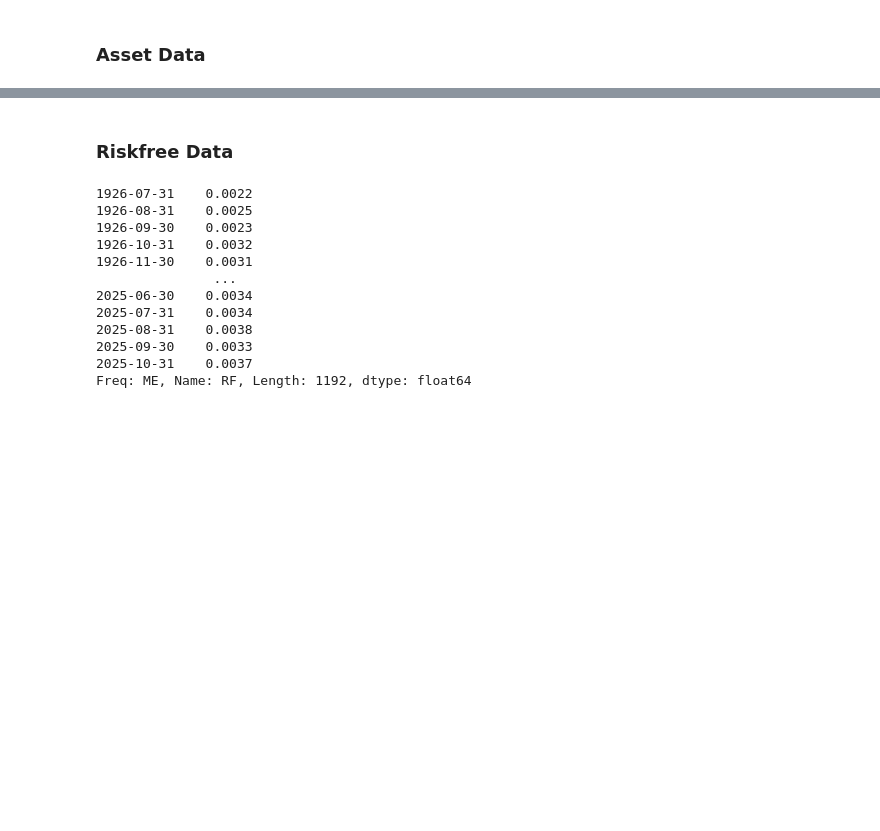
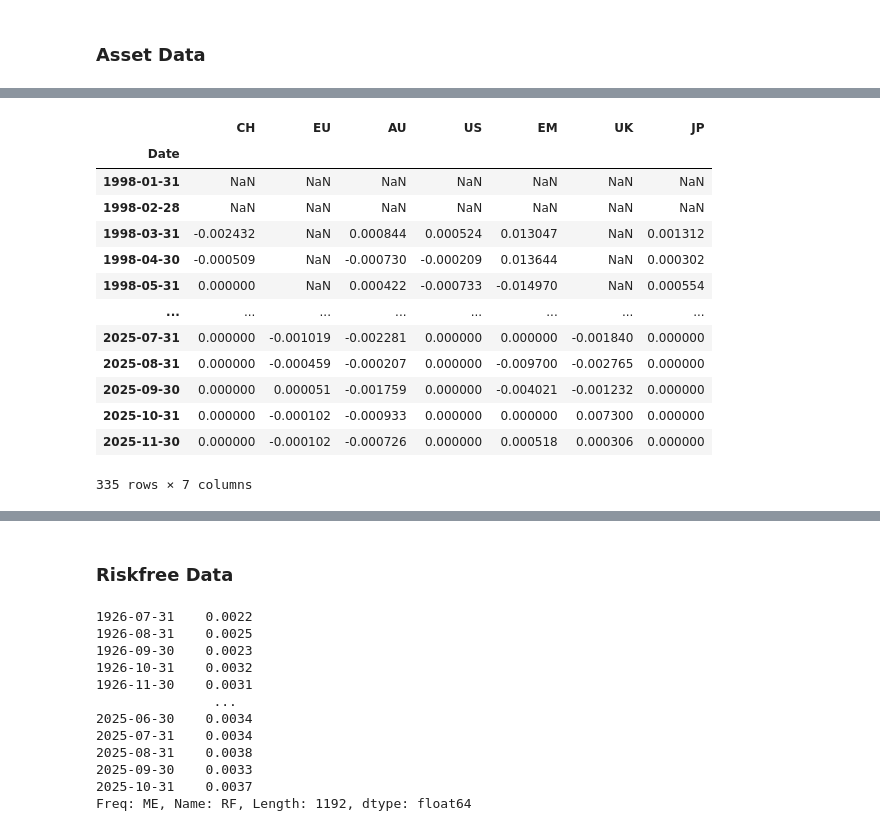
Before and after one commit to DanUZH/PMP_December_8, a Jupyter notebook: Code/Combined_Portfolio.ipynb, the cells around one changed output, grey strips where cells are left out. Saved outputs shown, nothing was run; the diff lists cells and outputs as text; code cells hidden in the pictures; blank space fills up the shorter version.

```diff
--- a/Code/Combined_Portfolio.ipynb
+++ b/Code/Combined_Portfolio.ipynb
@@ -88,0 +104,27 @@ equity_returns = equity_prices.pct_change()
+# %%
+# --- Load Rates Futures ---
+rates_futures = pd.read_excel(
+    "../Data_Ryan/Interest Rates Data.xlsx",
+    index_col = 0,
+    parse_dates = True
+)
+rates_futures.index = pd.to_datetime(rates_futures.index)
+rates_futures.index = rates_futures.index + pd.offsets.MonthEnd(0)
+
+rates_returns = rates_futures.pct_change()
+rates_returns
+# %% [output]
+|  | CH | EU | AU | US | EM | UK | JP |
+| Date |  |  |  |  |  |  |  |
+| 1998-01-31 | NaN | NaN | NaN | NaN | NaN | NaN | NaN |
+| 1998-02-28 | NaN | NaN | NaN | NaN | NaN | NaN | NaN |
+| 1998-03-31 | -0.002432 | NaN | 0.000844 | 0.000524 | 0.013047 | NaN | 0.001312 |
+| 1998-04-30 | -0.000509 | NaN | -0.000730 | -0.000209 | 0.013644 | NaN | 0.000302 |
+| 1998-05-31 | 0.000000 | NaN | 0.000422 | -0.000733 | -0.014970 | NaN | 0.000554 |
+| ... | ... | ... | ... | ... | ... | ... | ... |
+| 2025-07-31 | 0.000000 | -0.001019 | -0.002281 | 0.000000 | 0.000000 | -0.001840 | 0.000000 |
+| 2025-08-31 | 0.000000 | -0.000459 | -0.000207 | 0.000000 | -0.009700 | -0.002765 | 0.000000 |
+| 2025-09-30 | 0.000000 | 0.000051 | -0.001759 | 0.000000 | -0.004021 | -0.001232 | 0.000000 |
+| 2025-10-31 | 0.000000 | -0.000102 | -0.000933 | 0.000000 | 0.000000 | 0.007300 | 0.000000 |
+| 2025-11-30 | 0.000000 | -0.000102 | -0.000726 | 0.000000 | 0.000518 | 0.000306 | 0.000000 |
+335 rows × 7 columns
```
Also changed, not shown: parts of 24 cells of this notebook, 7 other files.
